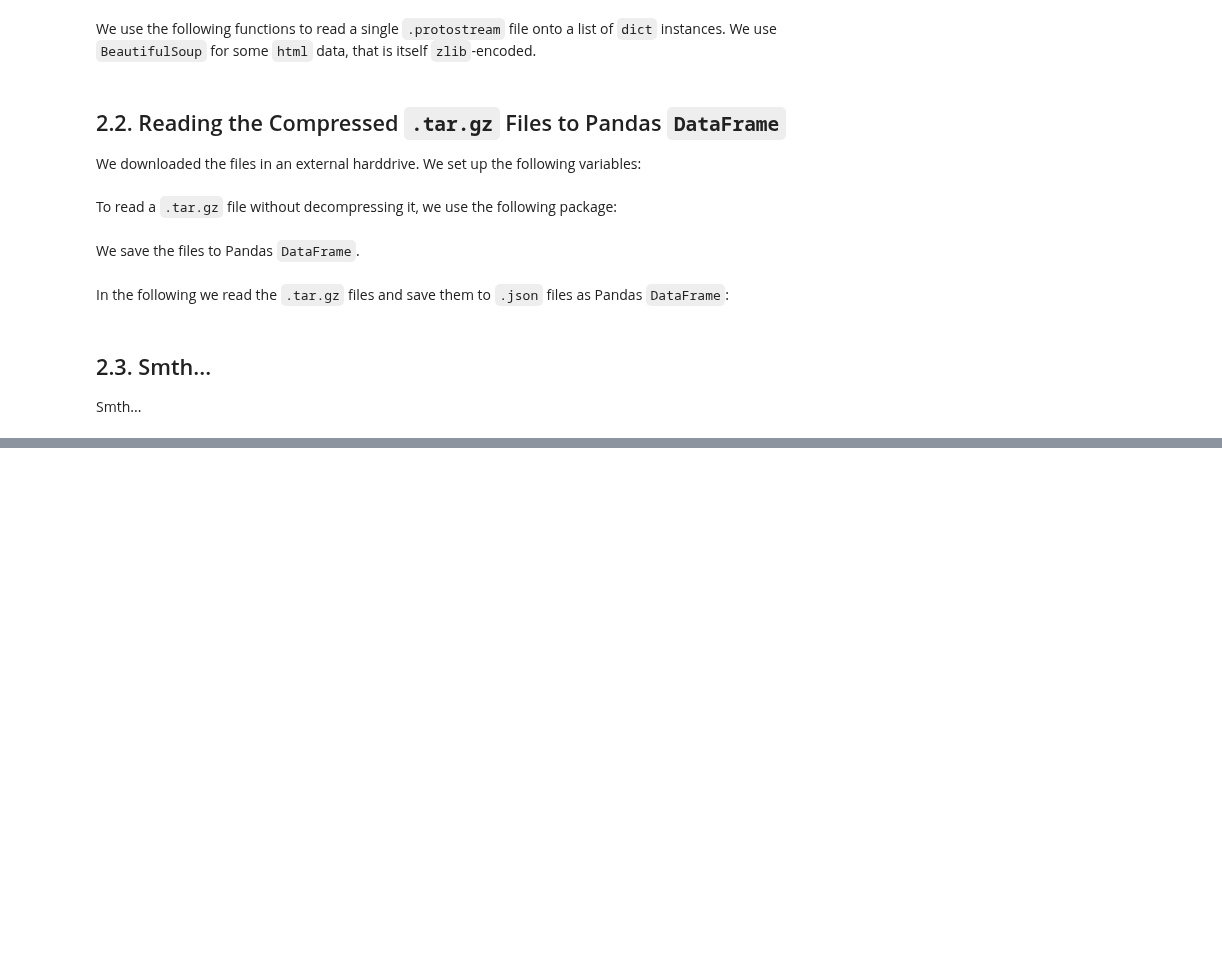
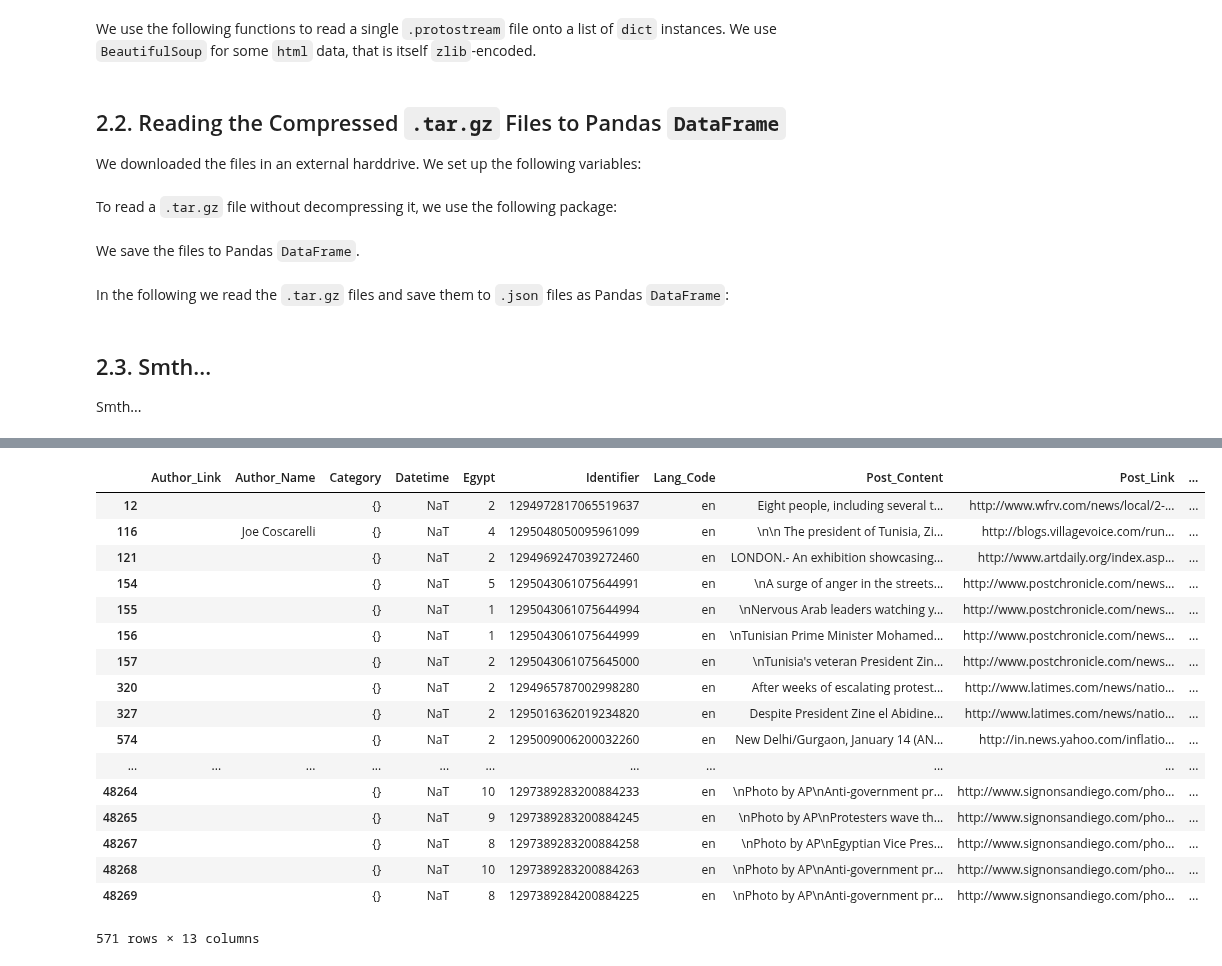
Before and after one commit to KhalilMrini/Revisiting-Arab-Spring, a Jupyter notebook: Project/Project.ipynb, the cells around one changed output, grey strips where cells are left out. Drawn from its saved outputs; the diff is of its cells as text; code cells hidden in the pictures; blank space fills up the shorter version.

```diff
--- a/Project/Project.ipynb
+++ b/Project/Project.ipynb
@@ -531,0 +569,10 @@ df.sort_values([EG, TN], ascending=False)
+# %%
+def drop_unmeaningful_columns(df, features_to_drop):
+    """
+    This function is responsible to delete unmeaningfull columns
+    :param df: DataFrame to clean
+    :param features_to_drop: array with features to be dropped
+    :return: df
+    """
+    df = df.drop(features_to_drop, axis = 1)
+    return df
@@ -531,0 +581,12 @@ df.sort_values([EG, TN], ascending=False)
+# %%
+def delete_repetitions(df, features_to_compare):
+    """
+    This function is responsible for delete repetitions according to teh features to compare, in a inputed df
+    :param df: DataFrame to clean
+    :param features_to_compare: array with features where repetitions will be verified
+    :return: df
+    """
+    for feature in features_to_compare:
+        df = df.drop_duplicates(feature, keep='first', inplace=False)
+
+    return df
@@ -531,0 +595,6 @@ df.sort_values([EG, TN], ascending=False)
+# %%
+#clean unmeaningful features
+df = drop_unmeaningful_columns(df, ['Lang_Prob', 'Spam'])
+
+#delete repetitions
+df = delete_repetitions(df, ['Identifier', 'Post_Content'])
@@ -531,0 +613,3 @@ df.sort_values([EG, TN], ascending=False)
+# %%
+df['Month'] = df.Datetime.apply(lambda row: row.month)
+df.head()
@@ -531,0 +623,21 @@ df.sort_values([EG, TN], ascending=False)
+# %%
+df[df.Month.isnull()]
+# %% [output]
+|  | Author_Link | Author_Name | Category | Datetime | Egypt | Identifier | Lang_Code | Post_Content | Post_Link | ... |
+| 12 |  |  | {} | NaT | 2 | 1294972817065519637 | en | Eight people, including several t... | http://www.wfrv.com/news/local/2-... | ... |
+| 116 |  | Joe Coscarelli | {} | NaT | 4 | 1295048050095961099 | en | \n\n The president of Tunisia, Zi... | http://blogs.villagevoice.com/run... | ... |
+| 121 |  |  | {} | NaT | 2 | 1294969247039272460 | en | LONDON.- An exhibition showcasing... | http://www.artdaily.org/index.asp... | ... |
+| 154 |  |  | {} | NaT | 5 | 1295043061075644991 | en | \nA surge of anger in the streets... | http://www.postchronicle.com/news... | ... |
+| 155 |  |  | {} | NaT | 1 | 1295043061075644994 | en | \nNervous Arab leaders watching y... | http://www.postchronicle.com/news... | ... |
+| 156 |  |  | {} | NaT | 1 | 1295043061075644999 | en | \nTunisian Prime Minister Mohamed... | http://www.postchronicle.com/news... | ... |
+| 157 |  |  | {} | NaT | 2 | 1295043061075645000 | en | \nTunisia's veteran President Zin... | http://www.postchronicle.com/news... | ... |
+| 320 |  |  | {} | NaT | 2 | 1294965787002998280 | en | After weeks of escalating protest... | http://www.latimes.com/news/natio... | ... |
+| 327 |  |  | {} | NaT | 2 | 1295016362019234820 | en | Despite President Zine el Abidine... | http://www.latimes.com/news/natio... | ... |
+| 574 |  |  | {} | NaT | 2 | 1295009006200032260 | en | New Delhi/Gurgaon, January 14 (AN... | http://in.news.yahoo.com/inflatio... | ... |
+| ... | ... | ... | ... | ... | ... | ... | ... | ... | ... | ... |
+| 48264 |  |  | {} | NaT | 10 | 1297389283200884233 | en | \nPhoto by AP\nAnti-government pr... | http://www.signonsandiego.com/pho... | ... |
+| 48265 |  |  | {} | NaT | 9 | 1297389283200884245 | en | \nPhoto by AP\nProtesters wave th... | http://www.signonsandiego.com/pho... | ... |
+| 48267 |  |  | {} | NaT | 8 | 1297389283200884258 | en | \nPhoto by AP\nEgyptian Vice Pres... | http://www.signonsandiego.com/pho... | ... |
+| 48268 |  |  | {} | NaT | 10 | 1297389283200884263 | en | \nPhoto by AP\nAnti-government pr... | http://www.signonsandiego.com/pho... | ... |
+| 48269 |  |  | {} | NaT | 8 | 1297389284200884225 | en | \nPhoto by AP\nAnti-government pr... | http://www.signonsandiego.com/pho... | ... |
+571 rows × 13 columns
```
Also changed, not shown: parts of 22 cells of this notebook.
